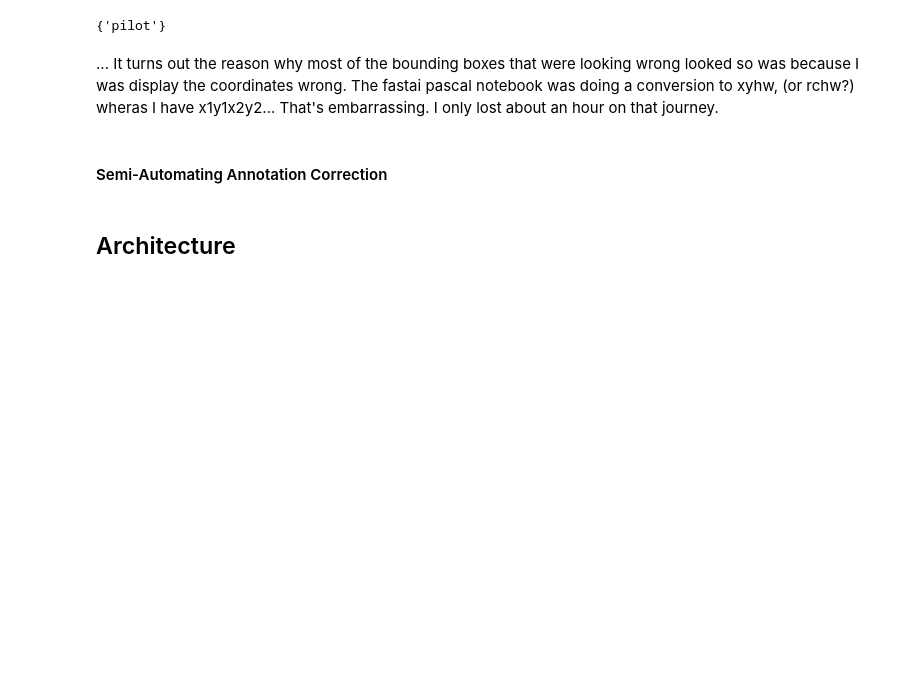
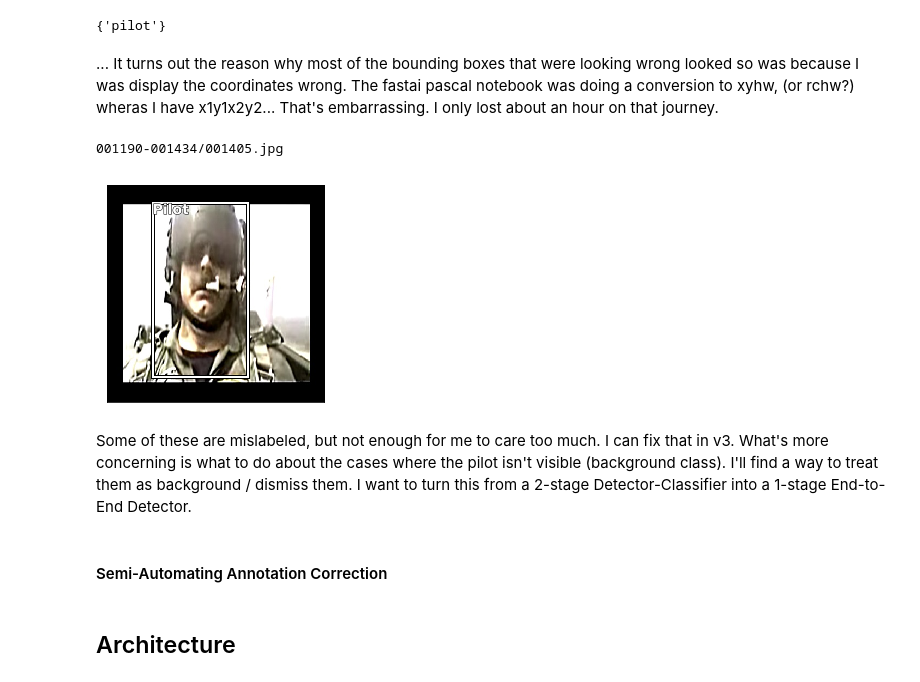
Before and after one commit to WNoxchi/Aersu, a Jupyter notebook: GLOC/model_dev/notes2-fixing-annotations.ipynb, the cells around one changed output. Cells and saved outputs as stored; diff of their text form; code cells hidden in the pictures; blank space fills up the shorter version.

Commit message:
updated visualization notes

```diff
--- a/GLOC/model_dev/notes2-fixing-annotations.ipynb
+++ b/GLOC/model_dev/notes2-fixing-annotations.ipynb
@@ -156,6 +156,51 @@ set(df_bbx['class'].values)
 df_bbx.to_csv(PATH_CSV_BBX, index=False)
 # %% [markdown]
 ... It turns out the reason why most of the bounding boxes that were looking wrong looked so was because I was display the coordinates wrong. The fastai pascal notebook was doing a conversion to xyhw, (or rchw?) wheras I have x1y1x2y2... That's embarrassing. I only lost about an hour on that journey.
+# %%
+def show_img(img, bbx, figsize=None, ax=None):
+    if not ax: fig,ax = plt.subplots(figsize=figsize)
+    ax.imshow(img)
+    ax.get_xaxis().set_visible(False); ax.get_yaxis().set_visible(False)
+    return ax
+
+def bb_hw(bbx):
+    """returns (h w) from  (x1 y1 x2 y2) bounding box"""
+    h = bbx[3]-bbx[1]
+    w = bbx[2]-bbx[0]
+    return h,w
+
+def draw_outline(o, λw):
+    o.set_path_effects([patheffects.Stroke(linewidth=λw, foreground='black'), patheffects.Normal()])
+
+def draw_rect(ax, bbx):
+    # draw bounding box
+    h,w = bb_hw(bbx)
+    patch = ax.add_patch(patches.Rectangle(bbx[:2], w,h, fill=False, edgecolor='white', lw=2)) # *bbx[:2] destructs bbx giving bbx[-2], bbx[-1]
+    # outline it
+    draw_outline(patch, 4)
+
+def draw_text(ax, xy, txt, sz=14):
+    # draw classification
+    text = ax.text(*xy, 'Pilot', verticalalignment='top', color='white', fontsize=sz, weight='bold')
+    # outline it
+    draw_outline(text, 1)
+
+def display_anno(img, bbx, clsfn=None):
+    ax = show_img(img, bbx)
+    draw_rect(ax, bbx)
+    draw_text(ax, bbx[:2], clsfn)
+# %%
+idx = np.random.randint(0, sample); #row = cpu_bbx_df.iloc[idx].values
+bbx = cpu_bbx_df.iloc[idx].values[1:5]
+f_img = cpu_df.iloc[idx].values[0] + '.jpg'
+img = Image.open(PATH_TRAIN/f_img)
+display_anno(img, bbx)
+print(f_img)
+# %% [output]
+001190-001434/001405.jpg
+[figure, added]
+# %% [markdown]
+Some of these are mislabeled, but not enough for me to care too much. I can fix that in v3. What's more concerning is what to do about the cases where the pilot isn't visible (background class). I'll find a way to treat them as background / dismiss them. I want to turn this from a 2-stage Detector-Classifier into a 1-stage End-to-End Detector.
 # %% [markdown]
 #### Semi-Automating Annotation Correction
 # %% [markdown]
```
